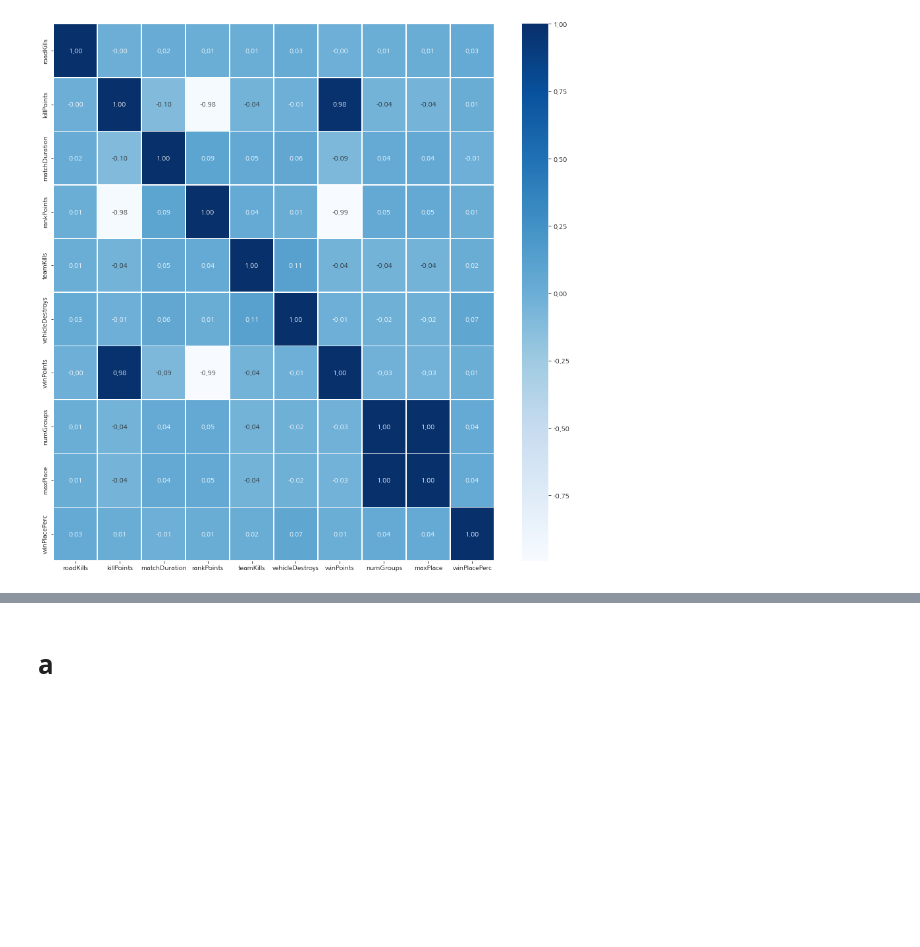
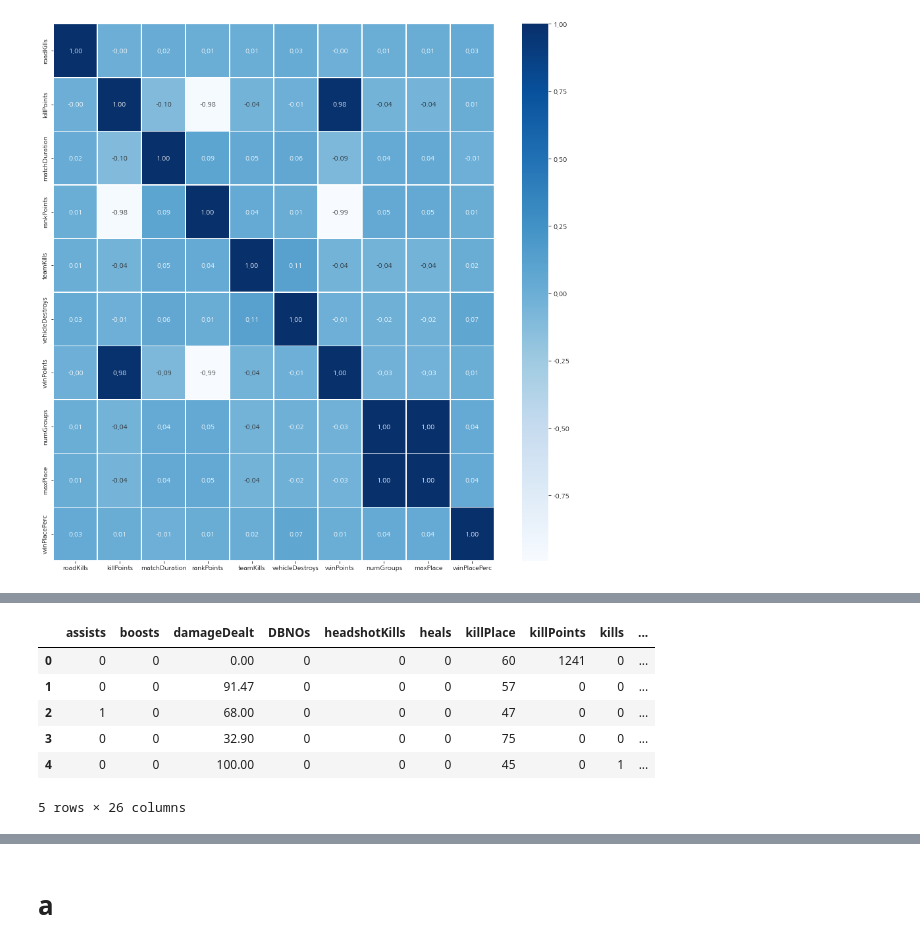
Before and after one commit to AMinSC/TIL, a Jupyter notebook: Mini_PJT/Mini_PJT_Modelling.ipynb, the cells around one changed output, grey strips where cells are left out. Drawn from its saved outputs; the diff is of its cells as text; code cells hidden in the pictures; blank space fills up the shorter version.

```diff
--- a/Mini_PJT/Mini_PJT_Modelling.ipynb
+++ b/Mini_PJT/Mini_PJT_Modelling.ipynb
@@ -483,0 +498,20 @@ fmt = '.2f', linewidths=.5, cmap='Blues')
+# %%
+df = train
+df.drop(['groupId'], axis=1, inplace=True)
+df.isnull().sum()
+from sklearn.impute import SimpleImputer
+imputer = SimpleImputer(missing_values=np.nan, strategy='mean')
+
+# fill_NaN = SimpleImputer(missing_values=np.nan, strategy='mean', axis=1)
+# df_mu = pd.DataFrame(fill_NaN.fit_transform(df))
+df.columns = df.columns
+df.index = df.index
+df.head()
+# %% [output]
+|  | assists | boosts | damageDealt | DBNOs | headshotKills | heals | killPlace | killPoints | kills | ... |
+| 0 | 0 | 0 | 0.00 | 0 | 0 | 0 | 60 | 1241 | 0 | ... |
+| 1 | 0 | 0 | 91.47 | 0 | 0 | 0 | 57 | 0 | 0 | ... |
+| 2 | 1 | 0 | 68.00 | 0 | 0 | 0 | 47 | 0 | 0 | ... |
+| 3 | 0 | 0 | 32.90 | 0 | 0 | 0 | 75 | 0 | 0 | ... |
+| 4 | 0 | 0 | 100.00 | 0 | 0 | 0 | 45 | 0 | 1 | ... |
+5 rows × 26 columns
```
Also changed, not shown: parts of 31 cells of this notebook.
